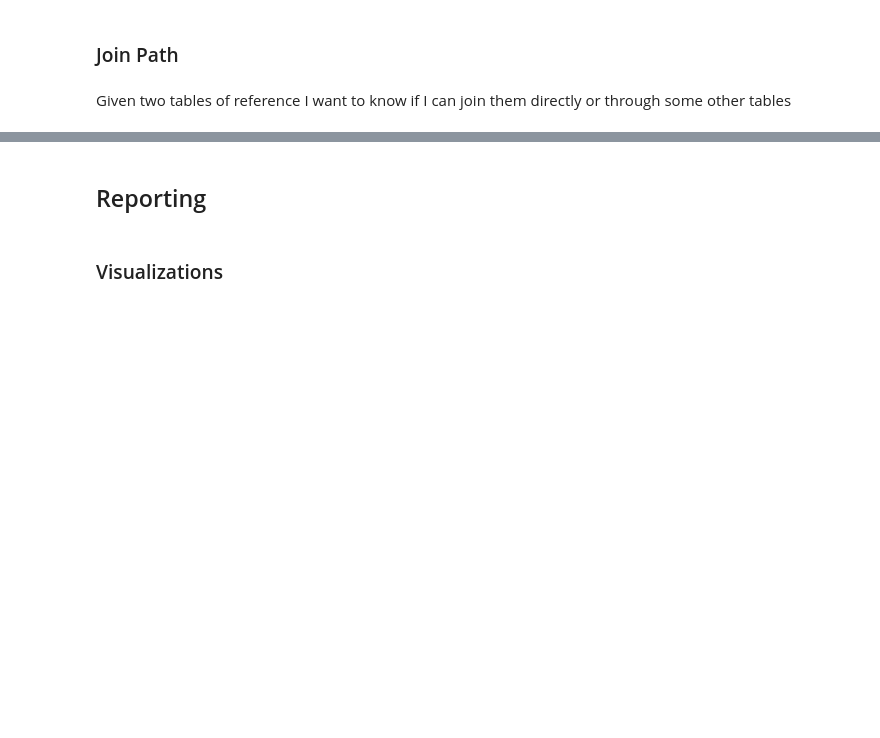
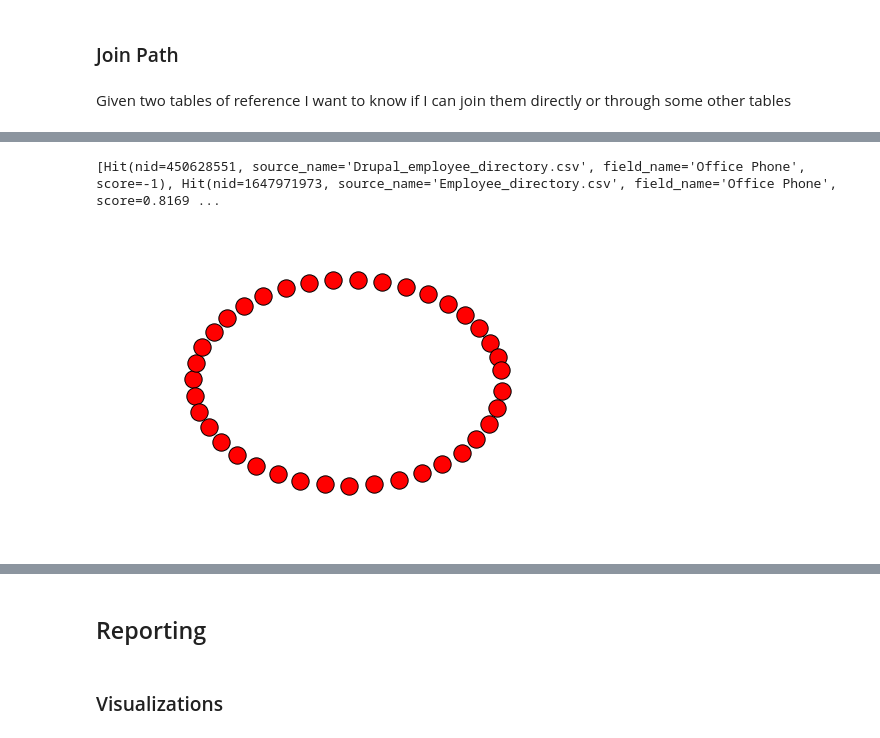
Before and after one commit to mitdbg/aurum-datadiscovery, a Jupyter notebook: MIT_DWH_v3.ipynb, the cells around one changed output, grey strips where cells are left out. Drawn from its saved outputs; the diff is of its cells as text; code cells hidden in the pictures; blank space fills up the shorter version.

```diff
--- a/MIT_DWH_v3.ipynb
+++ b/MIT_DWH_v3.ipynb
@@ -227,0 +226,10 @@ AttributeError: 'list' object has no attribute 'data'
+# %%
+res = paths.paths()
+for r in res:
+    print(str(r))
+# %% [output]
+[Hit(nid=450628551, source_name='Drupal_employee_directory.csv', field_name='Office Phone', score=-1), Hit(nid=1647971973, source_name='Employee_directory.csv', field_name='Office Phone', score=0.8169 ...
+# %%
+paths.visualize_provenance()
+# %% [output]
+[figure, added]
```
Also changed, not shown: parts of 10 cells of this notebook, 1 other file.
